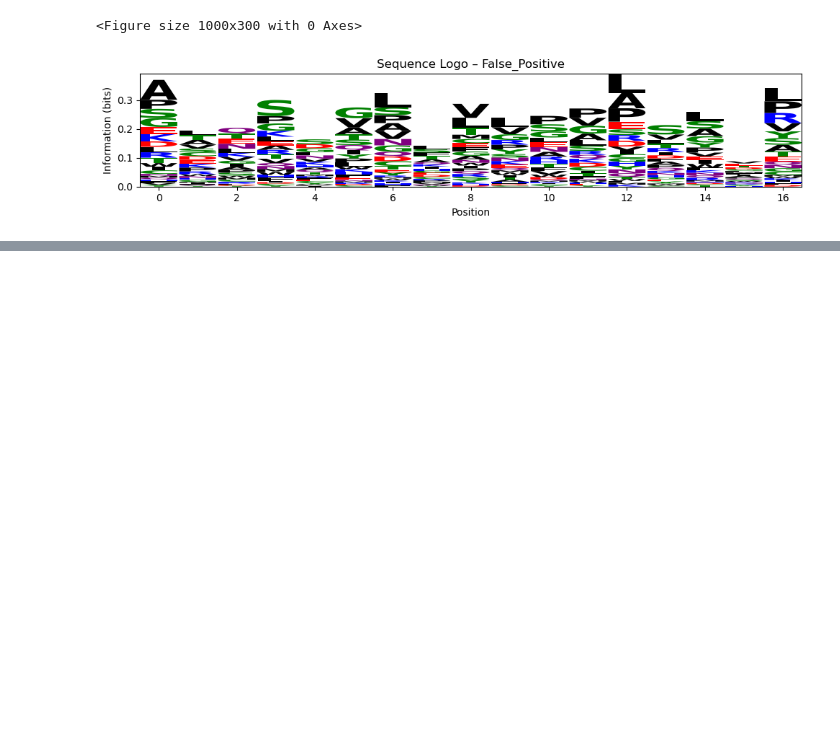
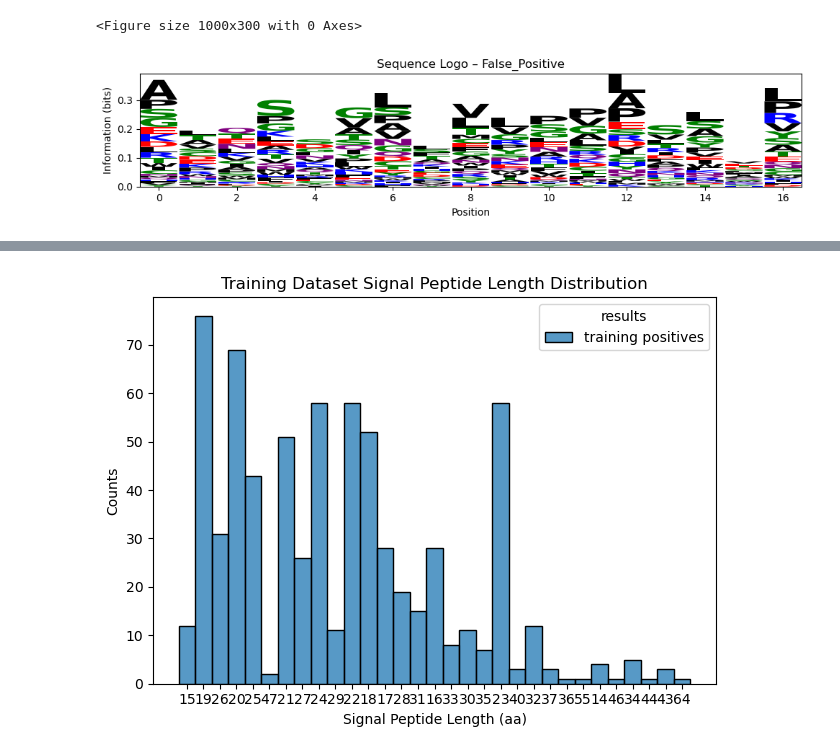
Before and after one commit to Anomalocaris98/LB2_project_group_9, a Jupyter notebook: Analysis of Results/Analysis_benchmark_results.ipynb, the cells around one changed output, grey strips where cells are left out. Drawn from its saved outputs; the diff is of its cells as text; code cells hidden in the pictures; blank space fills up the shorter version.

```diff
--- a/Analysis of Results/Analysis_benchmark_results.ipynb
+++ b/Analysis of Results/Analysis_benchmark_results.ipynb
@@ -287,0 +392,38 @@ plt.show()
+# %%
+files_training_SVM=["/home/anomalocaris/LB2_project_group_9/SVM/subset2_arricchito.tsv","/home/anomalocaris/LB2_project_group_9/SVM/subset3_arricchito.tsv","/home/anomalocaris/LB2_project_group_9/SVM/subset4_arricchito.tsv","/home/anomalocaris/LB2_project_group_9/SVM/subset5_arricchito.tsv"]
+
+all_train_pos=pd.DataFrame()
+for file in files_training_SVM:
+    train_set=pd.read_csv(file,sep="\t")
+    train_set['positive/negative'] = np.where(train_set['SP cleavage'] == 'False', 0, 1).astype(int)
+    calamaro = train_set[train_set['positive/negative']==1]
+    all_train_pos=pd.concat([all_train_pos,calamaro],ignore_index=True)
+# %%
+all_train_pos["results"]="training positives"
+# Keep only TRUE positives (positive = 1)
+
+length_df = all_train_pos[all_train_pos["positive/negative"] == 1].copy()
+
+
+# Compute signal peptide length using SP cleavage column
+# (because SP starts at position 1)
+length_df["sp_length"] = length_df["SP cleavage"]
+
+# Plot histogram grouped by prediction results (TP, FP, FN, TN)
+sns.histplot(
+    data=length_df,
+    x="sp_length",
+    hue="results",
+    multiple="stack",   # stacked histogram
+    bins=20             # adjust if needed
+)
+
+plt.title("Training Dataset Signal Peptide Length Distribution")
+plt.ylabel("Counts")
+plt.xlabel("Signal Peptide Length (aa)")
+
+plt.tight_layout()
+plt.savefig("Training_Pos_SignalPeptide_length_distribution.png", dpi=300)
+plt.show()
+# %% [output]
+[figure, added]
```
Also changed, not shown: parts of 12 cells of this notebook, 5 other files.
